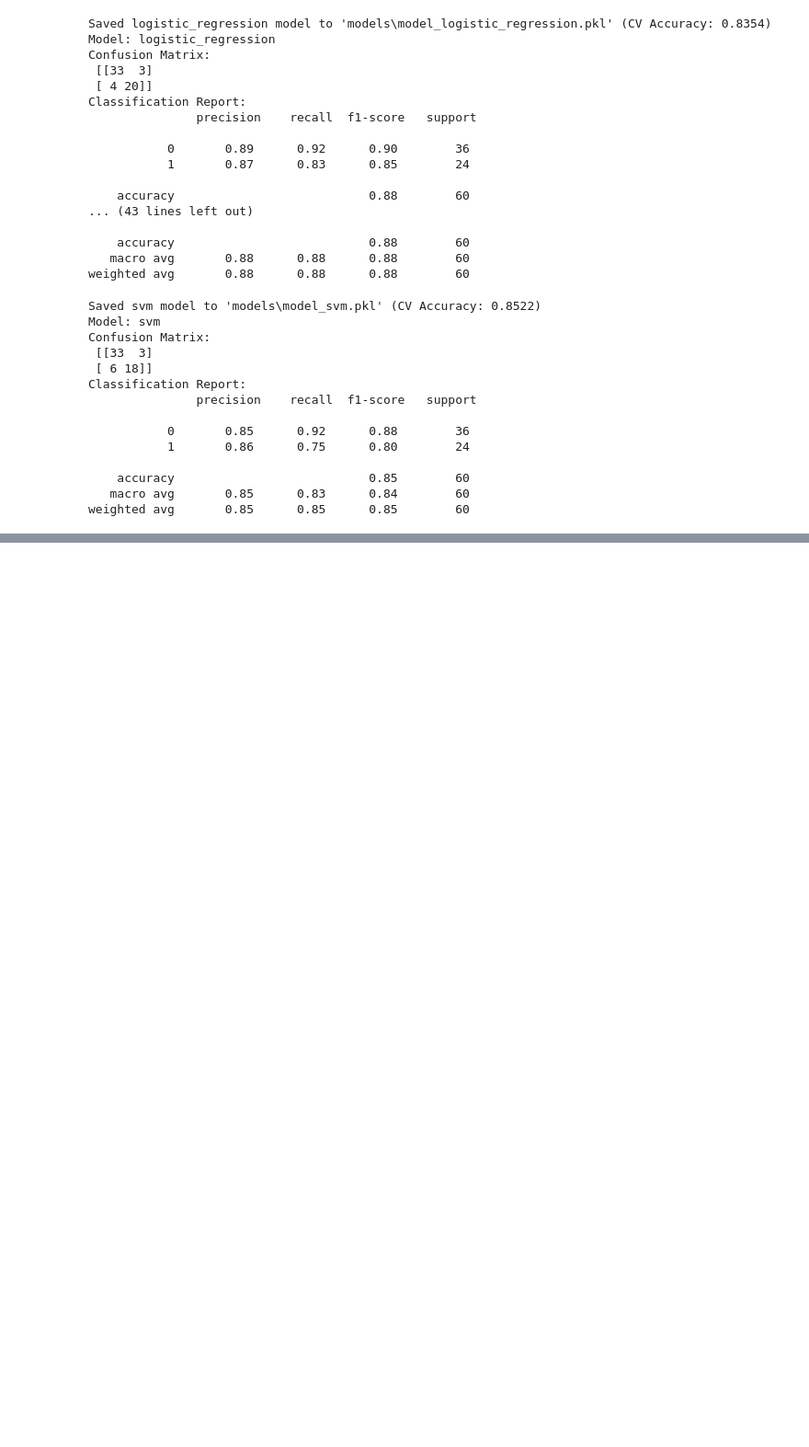
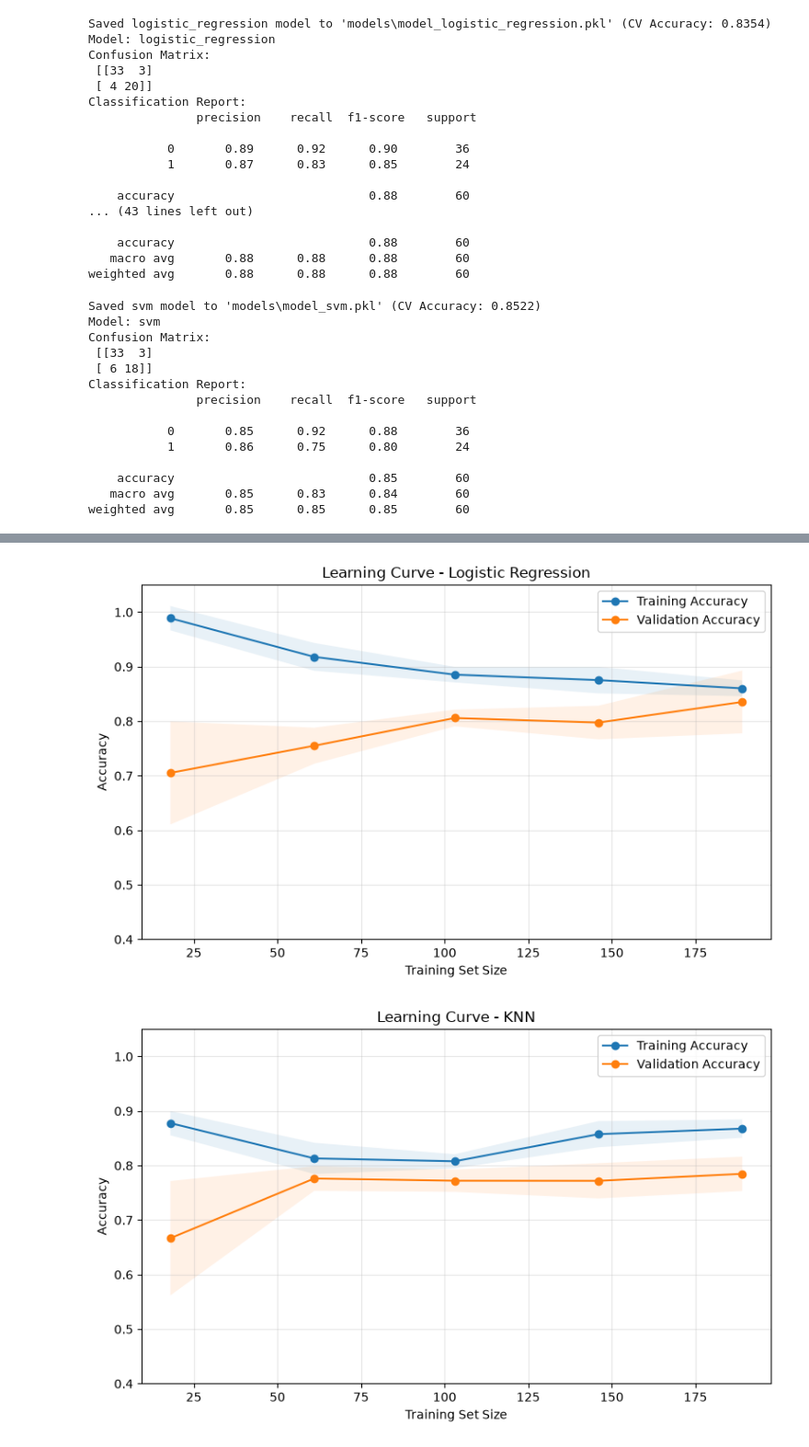
Before and after one commit to 6629SUJAN/heart-disease-detection, a Jupyter notebook: notebooks/heart.ipynb, the cells around one changed output, grey strips where cells are left out. Shown at 92% size. Cells and saved outputs as stored; diff of their text form; code cells hidden in the pictures; blank space fills up the shorter version.

```diff
--- a/notebooks/heart.ipynb
+++ b/notebooks/heart.ipynb
@@ -267,0 +525,80 @@ weighted avg       0.85      0.85      0.85        60
+# %%
+from sklearn.model_selection import learning_curve, train_test_split
+
+if "X_train_preprocessed" not in globals():
+    X_train, _, y_train, _ = train_test_split(
+        X,
+        y["target"],
+        test_size=0.2,
+        random_state=42
+    )
+    X_train_preprocessed = preprocessor.fit_transform(X_train)
+
+for name, model in learning_models.items():
+
+    train_sizes, train_scores, validation_scores = learning_curve(
+        model,
+        X_train_preprocessed,
+        y_train,
+        cv=5,
+        scoring="accuracy",
+        train_sizes=np.linspace(0.1, 1.0, 5),
+        n_jobs=-1
+    )
+
+    train_mean = train_scores.mean(axis=1)
+    train_std = train_scores.std(axis=1)
+
+    validation_mean = validation_scores.mean(axis=1)
+    validation_std = validation_scores.std(axis=1)
+
+    plt.figure(figsize=(8, 5))
+
+    plt.plot(
+        train_sizes,
+        train_mean,
+        marker="o",
+        label="Training Accuracy"
+    )
+
+    plt.plot(
+        train_sizes,
+        validation_mean,
+        marker="o",
+        label="Validation Accuracy"
+    )
+
+    plt.fill_between(
+        train_sizes,
+        train_mean - train_std,
+        train_mean + train_std,
+        alpha=0.1
+    )
+
+    plt.fill_between(
+        train_sizes,
+        validation_mean - validation_std,
+        validation_mean + validation_std,
+        alpha=0.1
+    )
+
+    plt.title(f"Learning Curve - {name}")
+    plt.xlabel("Training Set Size")
+    plt.ylabel("Accuracy")
+    plt.ylim(0.4, 1.05)
+    plt.legend()
+    plt.grid(True, alpha=0.3)
+    plt.tight_layout()
+
+    filename = name.lower().replace(" ", "_") + "_learning_curve.png"
+
+    plt.savefig(
+        filename,
+        dpi=300,
+        bbox_inches="tight"
+    )
+
+    plt.show()
+# %% [output]
+[figure, added]
+[figure, added]
```
Also changed, not shown: parts of 14 cells of this notebook, 17 other files.
